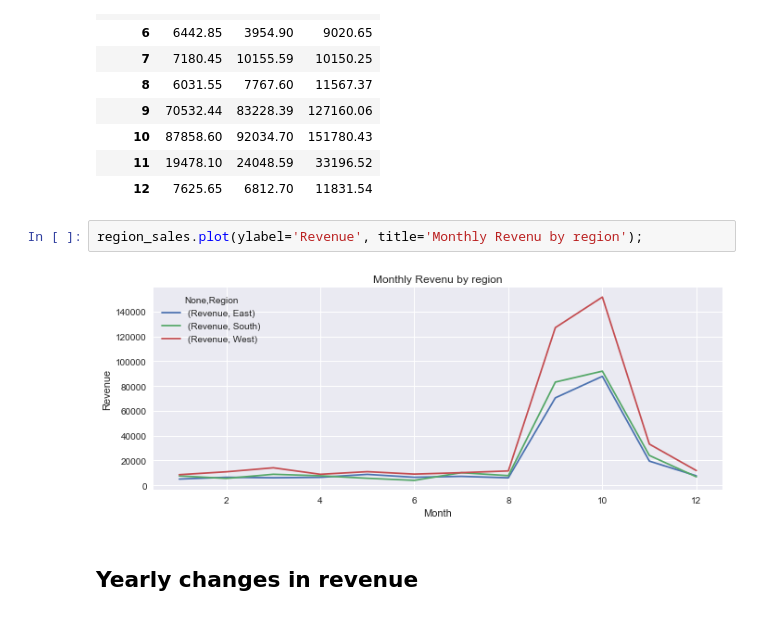
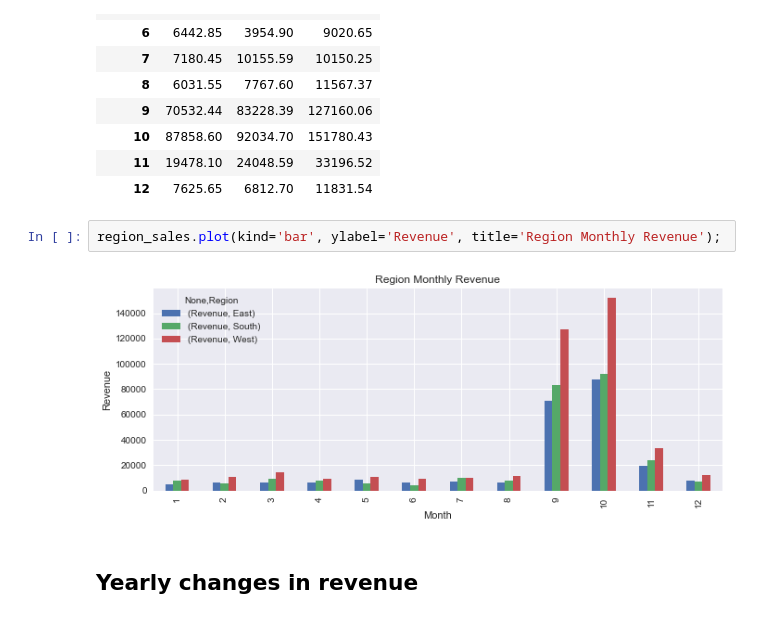
Before and after one commit to anice1/Sales-Data-Analysis, a Jupyter notebook: Sales Analysis.ipynb, the cells around one changed output. Saved outputs shown, nothing was run; the diff lists cells and outputs as text.

```diff
--- a/Sales Analysis.ipynb
+++ b/Sales Analysis.ipynb
@@ -351,9 +355,9 @@ region_sales
 | 11 | 19478.10 | 24048.59 | 33196.52 |
 | 12 | 7625.65 | 6812.70 | 11831.54 |
 # %%
-region_sales.plot(ylabel='Revenue', title='Monthly Revenu by region');
+region_sales.plot(kind='bar', ylabel='Revenue', title='Region Monthly Revenue');
 # %% [output]
-[figure, old version]
+[figure, new version]
 # %% [markdown]
 ## Yearly changes in revenue
 # %%
```
Also changed, not shown: parts of 14 cells of this notebook.
